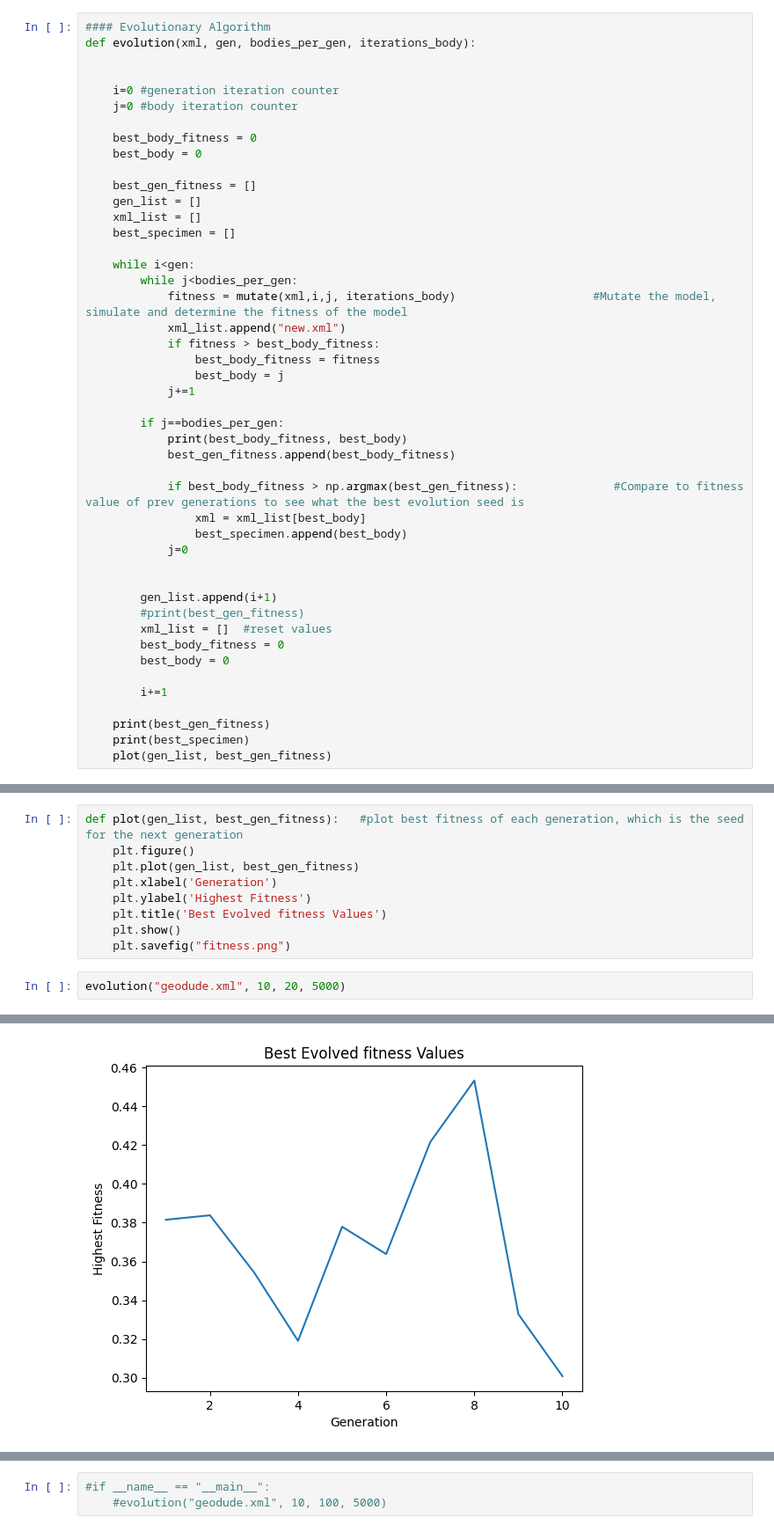
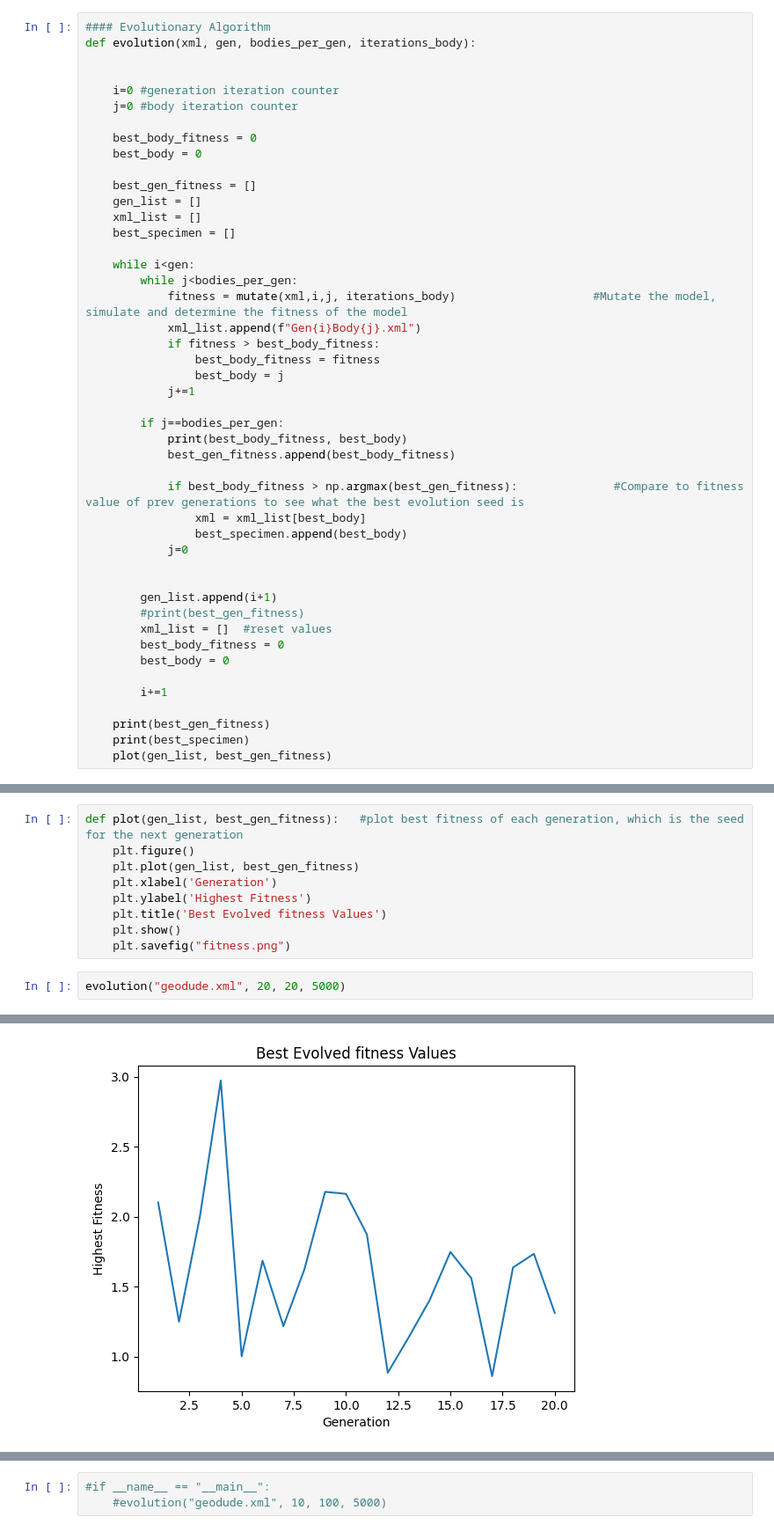
Before and after one commit to pkaarthik/ALife2024, a Jupyter notebook: ALife.ipynb, the cells around one changed output, grey strips where cells are left out. Shown: that part at 88% size. Saved outputs shown, nothing was run; the diff lists cells and outputs as text.

```diff
--- a/ALife.ipynb
+++ b/ALife.ipynb
@@ -28,7 +28,7 @@ def evolution(xml, gen, bodies_per_gen, iterations_body):
     while i<gen:
         while j<bodies_per_gen:
             fitness = mutate(xml,i,j, iterations_body)                    #Mutate the model, simulate and determine the fitness of the model
-            xml_list.append("new.xml")
+            xml_list.append(f"Gen{i}Body{j}.xml")
             if fitness > best_body_fitness:
                 best_body_fitness = fitness
                 best_body = j
@@ -120,5 +207,5 @@ def plot(gen_list, best_gen_fitness):   #plot best fitness of each generation, w
     plt.show()
     plt.savefig("fitness.png")
 # %%
-evolution("geodude.xml", 10, 20, 5000)
+evolution("geodude.xml", 20, 20, 5000)
 # %% [output]
@@ -137 +296 @@ evolution("geodude.xml", 10, 20, 5000)
-[figure, old version]
+[figure, new version]
```
Also changed, not shown: parts of 3 cells of this notebook.
